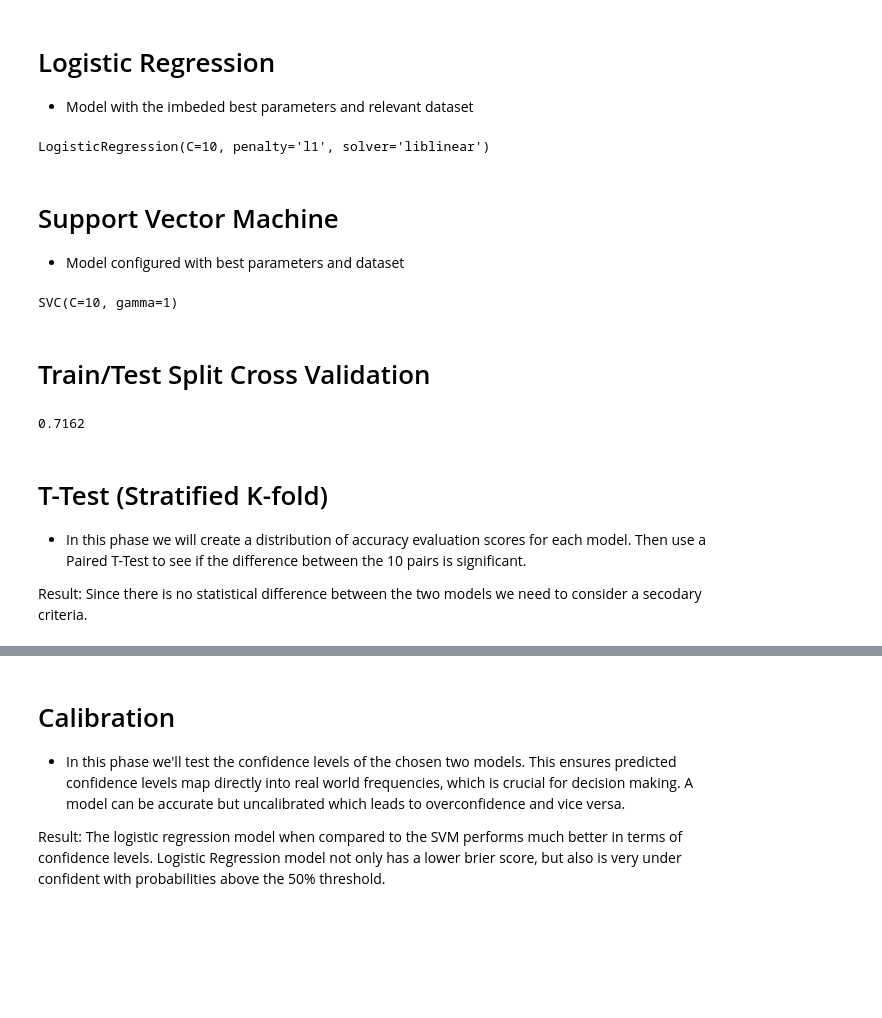
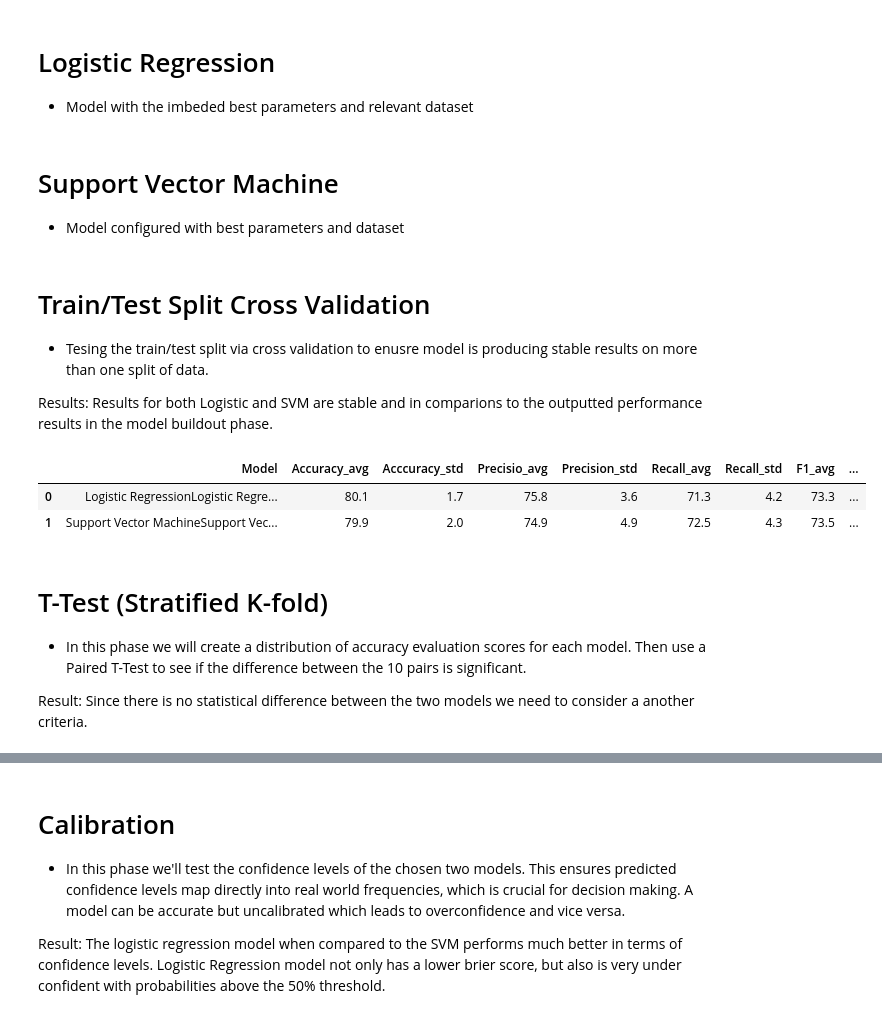
Before and after one commit to JudeMirac/titanic, a Jupyter notebook: Workflow/Notebooks/Model_evaluation.ipynb, the cells around one changed output, grey strips where cells are left out. Cells and saved outputs as stored; diff of their text form; code cells hidden in the pictures; blank space fills up the shorter version.

```diff
--- a/Workflow/Notebooks/Model_evaluation.ipynb
+++ b/Workflow/Notebooks/Model_evaluation.ipynb
@@ -36,8 +36,9 @@ lr = LogisticRegression(C=10, penalty='l1', solver='liblinear')
 
 # fit model on the training data
 lr.fit(X_train1, Y_train1)
+
+# grab probabilities
+lr_probs = lr.predict_proba(X_test1)[:,1]
-# %% [output]
-LogisticRegression(C=10, penalty='l1', solver='liblinear')
 # %% [markdown]
 # Support Vector Machine
 - Model configured with best parameters and dataset
@@ -57,33 +58,79 @@ X_train2, X_test2, Y_train2, Y_test2 = train_test_split(X2, Y2, test_size = 0.3,
 from sklearn.svm import SVC
 
 # instantation process
-svm = SVC(C=10, gamma=1)
+svm = SVC(probability= True, C=10, gamma=1)
 
 # fit model onto data
 svm.fit(X_train2, Y_train2)
+
+# grab probabilites
+svm_probs = svm.predict_proba(X_test2)[:,1]
-# %% [output]
-SVC(C=10, gamma=1)
 # %% [markdown]
 # Train/Test Split Cross Validation
+- Tesing the train/test split via cross validation to enusre model is producing stable results on more than one split of data.
+
+Results: Results for both Logistic and SVM are stable and in comparions to the outputted performance results in the model buildout phase.
 # %%
 # generate a distribution of accuracy scores to determine if model is stability across multiple training splits
 from sklearn.model_selection import cross_validate
 
 # distribution of logistic regresssion scores
-lr_scores = cross_validate(estimator= lr, X = X, y = Y, cv = 5, scoring= ['precision', 'recall', 'accuracy', 'f1'])
+lr_scores = cross_validate(estimator= lr, X = X1, y = Y1, cv = 5, scoring= ['precision', 'recall', 'accuracy', 'f1'])
 
 # distriibution of SVM scores
-svm_score = cross_validate(estimator= svm, X = X, y = Y, cv = 5, scoring = ['precision', 'recall', 'f1', 'accuracy'])
+svm_scores = cross_validate(estimator= svm, X = X2, y = Y2, cv = 5, scoring = ['precision', 'recall', 'f1', 'accuracy'])
 
-# print scores
-print(f'{lr_scores['test_accuracy'].mean():.4f}')
+# create dataframe
+model_results = pd.DataFrame({
+    'Model': ['Logistic Regression',
+              'Support Vector Machine'
+    ],
+
+    'Accuracy_avg': [lr_scores['test_accuracy'].mean(),
+                 svm_scores['test_accuracy'].mean(),
+    ],
+
+    'Acccuracy_std': [lr_scores['test_accuracy'].std(),
+                      svm_scores['test_accuracy'].std()
+    ],
+
+    'Precisio_avg': [lr_scores['test_precision'].mean(),
+                  svm_scores['test_precision'].mean(),
+    ],
+
+    'Precision_std' : [lr_scores['test_precision'].std(),
+                       svm_scores['test_precision'].std()
+    ],
+
+    'Recall_avg': [lr_scores['test_recall'].mean(),
+               svm_scores['test_recall'].mean(),
+    ],
+
+    'Recall_std' : [lr_scores['test_recall'].std(),
+                   svm_scores['test_recall'].std()
+    ],
+
+    'F1_avg': [lr_scores['test_f1'].mean(),
+               svm_scores['test_f1'].mean()
+    ],
+
+    'F1_std' : [lr_scores['test_f1'].std(),
+                svm_scores['test_f1'].std()
+
+
+]})
+
+# show results
+model_results.round(3) * 100
 # %% [output]
-0.7162
+|  | Model | Accuracy_avg | Acccuracy_std | Precisio_avg | Precision_std | Recall_avg | Recall_std | F1_avg | ... |
+| 0 | Logistic RegressionLogistic Regre... | 80.1 | 1.7 | 75.8 | 3.6 | 71.3 | 4.2 | 73.3 | ... |
+| 1 | Support Vector MachineSupport Vec... | 79.9 | 2.0 | 74.9 | 4.9 | 72.5 | 4.3 | 73.5 | ... |
 # %% [markdown]
 # T-Test (Stratified K-fold)
 - In this phase we will create a distribution of accuracy evaluation scores for each model. Then use a Paired T-Test to see if the difference between the 10 pairs is significant.
 
-Result: Since there is no statistical difference between the two models we need to consider a secodary criteria.
+Result: Since there is no statistical difference between the two models we need to consider a another criteria.
 # %%
 from sklearn.model_selection import cross_val_score, StratifiedKFold
 from scipy import stats
```
Also changed, not shown: parts of 6 cells of this notebook.
